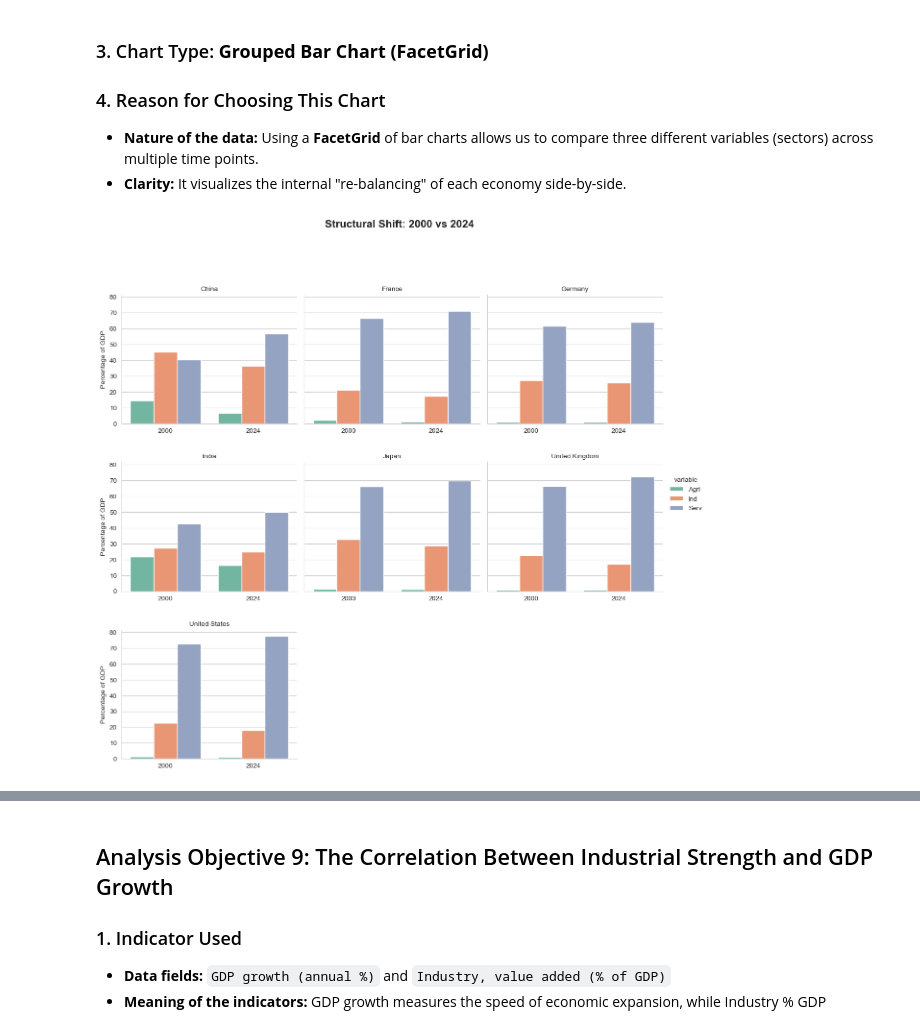
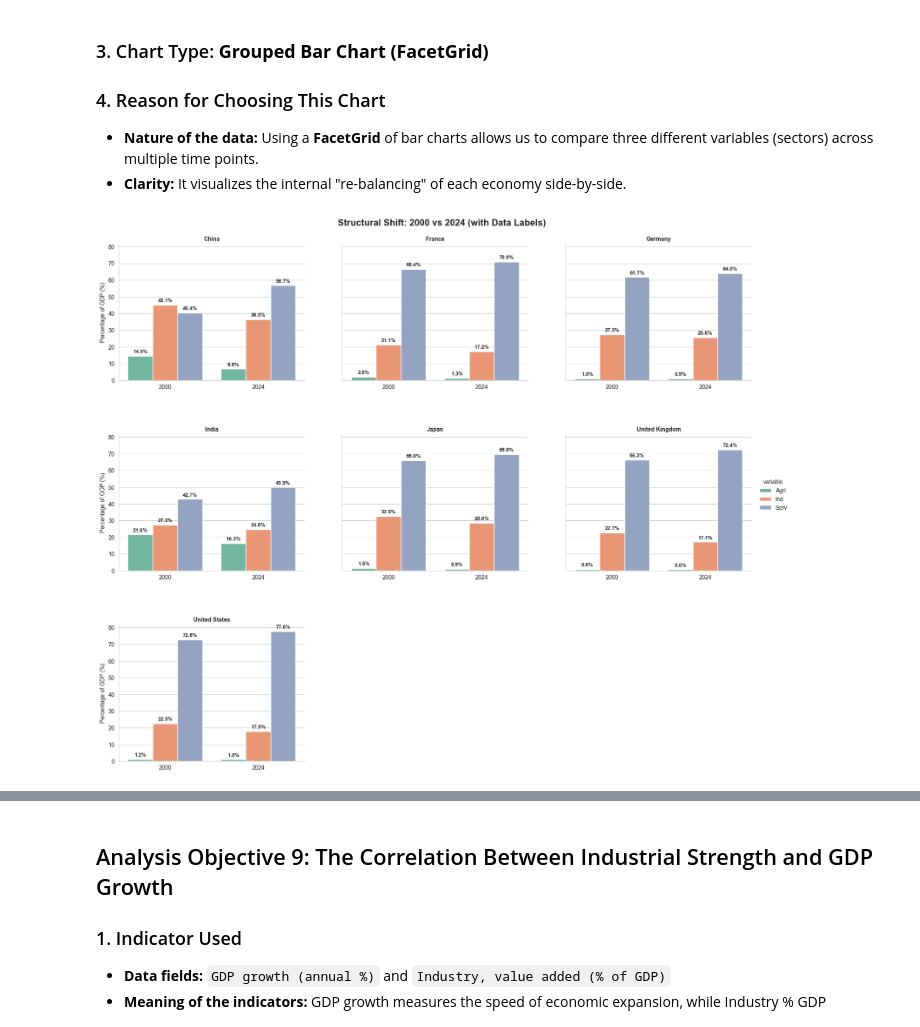
Before and after one commit to pqthinh232/DV-Lab-02-Data-mining-and-Visualization, a Jupyter notebook: submissions/final_version.ipynb, the cells around one changed output, grey strips where cells are left out. Cells and saved outputs as stored; diff of their text form; code cells hidden in the pictures.

```diff
--- a/submissions/final_version.ipynb
+++ b/submissions/final_version.ipynb
@@ -1266,38 +1268,37 @@ The 2022 inflation shock was a global phenomenon led by the **United States** wi
 * **Nature of the data:** Using a **FacetGrid** of bar charts allows us to compare three different variables (sectors) across multiple time points.
 * **Clarity:** It visualizes the internal "re-balancing" of each economy side-by-side.
 # %%
-# Filter the three sectors
+# --- GIỮ NGUYÊN PHẦN XỬ LÝ DỮ LIỆU CỦA BẠN ---
 sectors = ["Agriculture, forestry, and fishing, value added (% of GDP)",
            "Industry (including construction), value added (% of GDP)",
            "Services, value added (% of GDP)"]
-
 df_struct = df_imputed[df_imputed['Series Name'].isin(sectors)].copy()
-
-# Melt and Pivot
 df_struct_melt = df_struct.melt(id_vars=['Country Name', 'Series Name'], value_vars=['2000', '2024'], var_name='Year')
 df_plot_struct = df_struct_melt.pivot_table(index=['Country Name', 'Year'], columns='Series Name', values='value').reset_index()
-
-# Rename for easier plotting
 df_plot_struct.columns = ['Country', 'Year', 'Agri', 'Ind', 'Serv']
 df_plot_struct_melt = df_plot_struct.melt(id_vars=['Country', 'Year'], value_vars=['Agri', 'Ind', 'Serv'])
 
-# Plot
+# --- PHẦN VẼ BIỂU ĐỒ CÓ HIỆN SỐ ---
 g = sns.catplot(data=df_plot_struct_melt, x='Year', y='value', hue='variable', col='Country',
-                kind='bar', col_wrap=3, height=4, palette='Set2')
+                kind='bar', col_wrap=3, height=4.5, palette='Set2', aspect=1.2)
 
-# --- ĐOẠN SỬA ĐỂ HIỆN NHÃN ĐỒNG ĐỀU ---
-# Duy trì nhãn cho tất cả các biểu đồ con
+# Vòng lặp để chèn số lên từng cột
 for ax in g.axes.flat:
-    ax.tick_params(labelbottom=True) # Hiện 2000, 2024
-    ax.set_xlabel('Year')            # Hiện chữ Year
+    # ax.containers chứa các nhóm cột (Agri, Ind, Serv)
+    for container in ax.containers:
+        ax.bar_label(container, fmt='%.1f%%', padding=3, fontsize=9, fontweight='bold')
 
-g.set_axis_labels("", "Percentage of GDP") # Xóa nhãn chung ở ngoài để tránh trùng lặp
-g.set_titles("{col_name}")
-plt.subplots_adjust(top=0.85, hspace=0.3) # Tăng khoảng cách hspace để không bị đè chữ
-g.fig.suptitle('Structural Shift: 2000 vs 2024', fontsize=16, fontweight='bold')
+    # Duy trì nhãn trục dưới cho đẹp
+    ax.tick_params(labelbottom=True)
+    ax.set_xlabel('Year')
+
+g.set_axis_labels("", "Percentage of GDP (%)")
+g.set_titles("{col_name}", fontweight='bold')
+g.fig.suptitle('Structural Shift: 2000 vs 2024 (with Data Labels)', fontsize=16, fontweight='bold', y=1.02)
+plt.subplots_adjust(hspace=0.4, wspace=0.2)
 plt.show()
 # %% [output]
-[figure, old version]
+[figure, new version]
 # %% [markdown]
 ### **ANALYSIS AND CONCLUSIONS (OBJECTIVE 8)**
 **Objective 8: Structural Transformation of the Economy (2000 vs 2024)**
```
Also changed, not shown: parts of 25 cells of this notebook, 1 other file.
